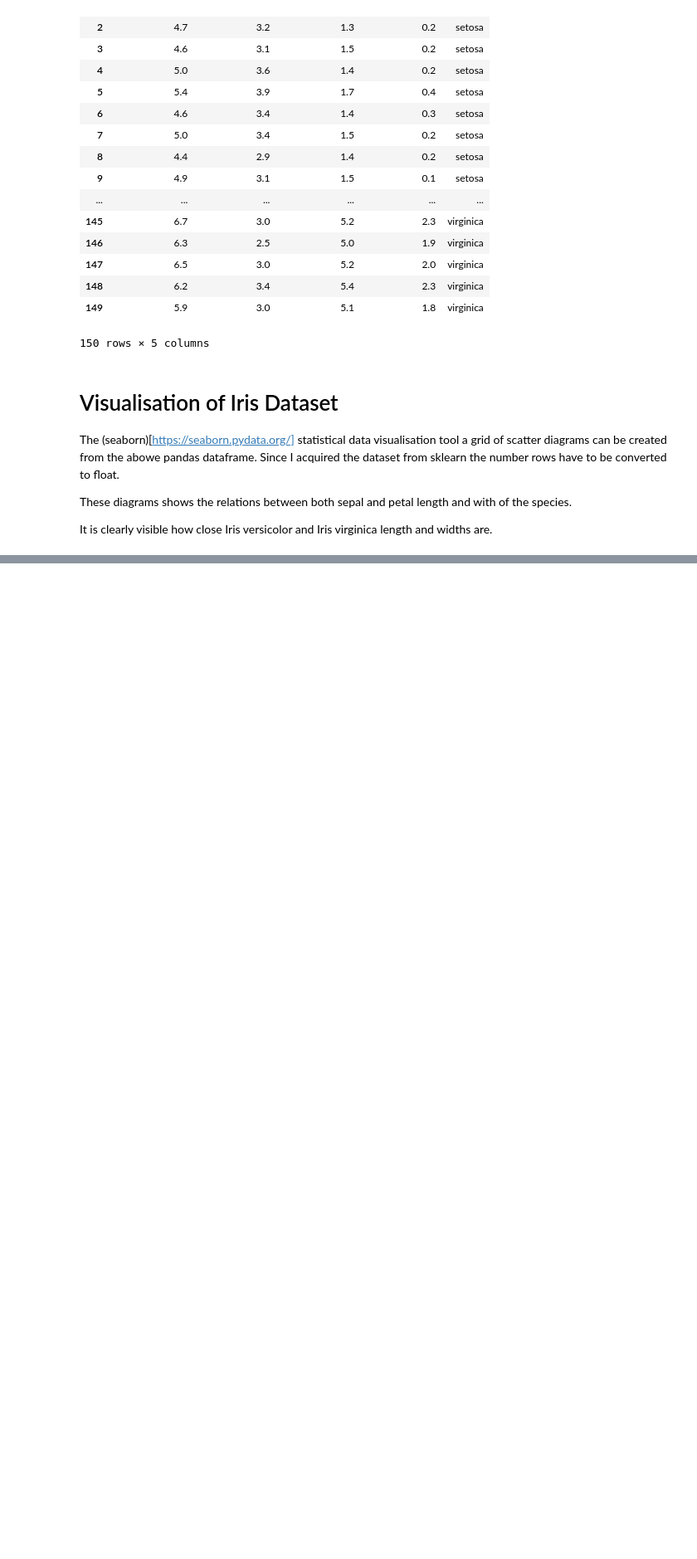
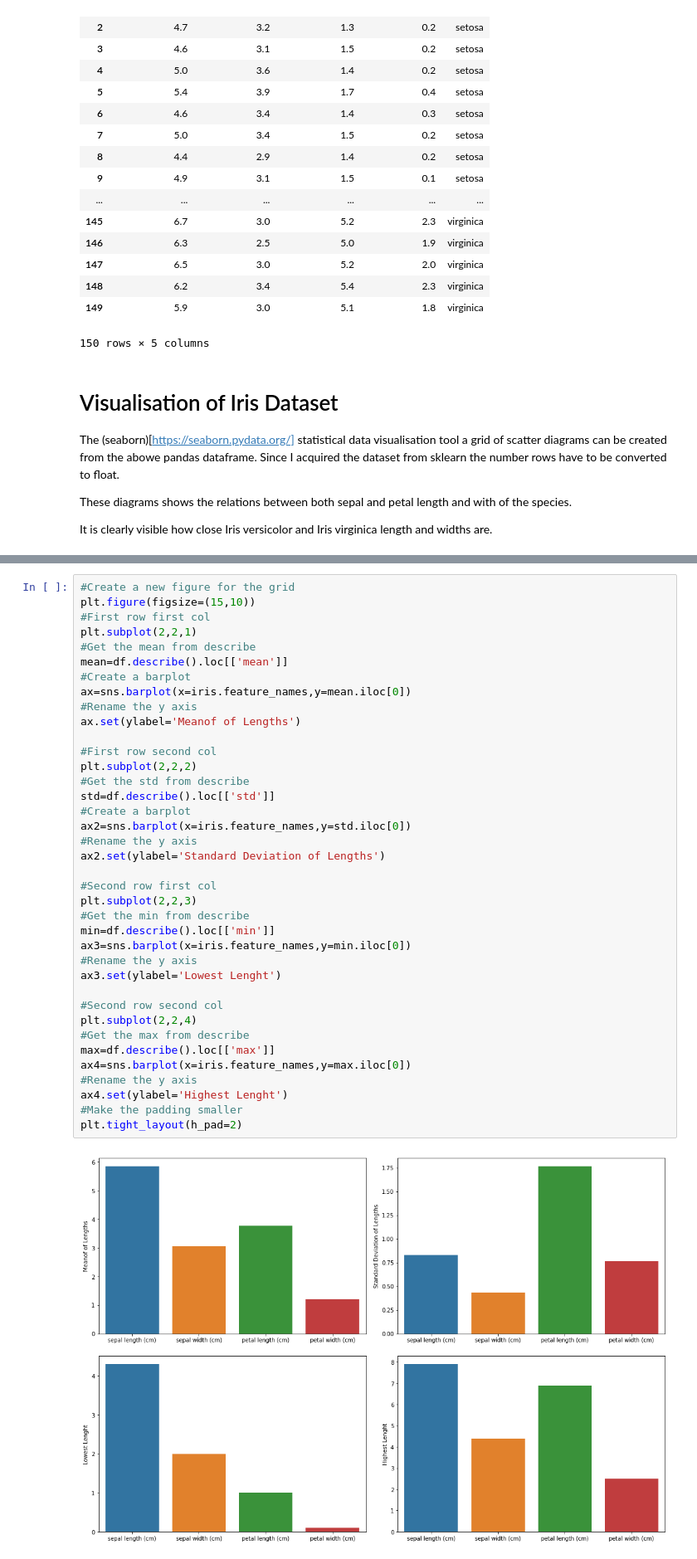
Before and after one commit to mxsxs2/Emerging-Technologies-Project, a Jupyter notebook: notebooks/Iris_datatset.ipynb, the cells around one changed output, grey strips where cells are left out. Shown at 83% size. Saved outputs shown, nothing was run; the diff lists cells and outputs as text; blank space fills up the shorter version.

```diff
--- a/notebooks/Iris_datatset.ipynb
+++ b/notebooks/Iris_datatset.ipynb
@@ -122,0 +128,40 @@ plt.subplots_adjust(top=0.9)
+# %%
+#Create a new figure for the grid
+plt.figure(figsize=(15,10))
+#First row first col
+plt.subplot(2,2,1)
+#Get the mean from describe
+mean=df.describe().loc[['mean']]
+#Create a barplot
+ax=sns.barplot(x=iris.feature_names,y=mean.iloc[0])
+#Rename the y axis
+ax.set(ylabel='Meanof of Lengths')
+
+#First row second col
+plt.subplot(2,2,2)
+#Get the std from describe
+std=df.describe().loc[['std']]
+#Create a barplot
+ax2=sns.barplot(x=iris.feature_names,y=std.iloc[0])
+#Rename the y axis
+ax2.set(ylabel='Standard Deviation of Lengths')
+
+#Second row first col
+plt.subplot(2,2,3)
+#Get the min from describe
+min=df.describe().loc[['min']]
+ax3=sns.barplot(x=iris.feature_names,y=min.iloc[0])
+#Rename the y axis
+ax3.set(ylabel='Lowest Lenght')
+
+#Second row second col
+plt.subplot(2,2,4)
+#Get the max from describe
+max=df.describe().loc[['max']]
+ax4=sns.barplot(x=iris.feature_names,y=max.iloc[0])
+#Rename the y axis
+ax4.set(ylabel='Highest Lenght')
+#Make the padding smaller
+plt.tight_layout(h_pad=2)
+# %% [output]
+[figure, added]
```
Also changed, not shown: parts of 6 cells of this notebook.
